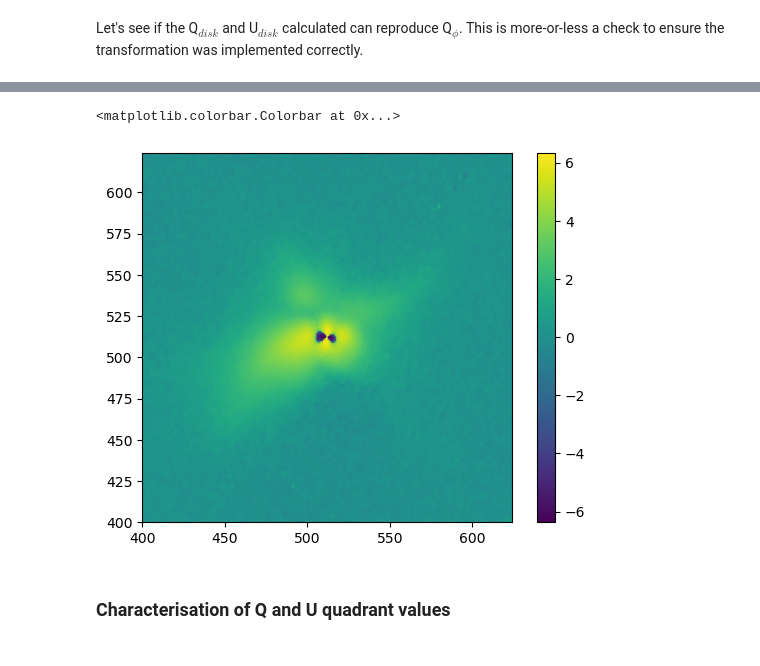
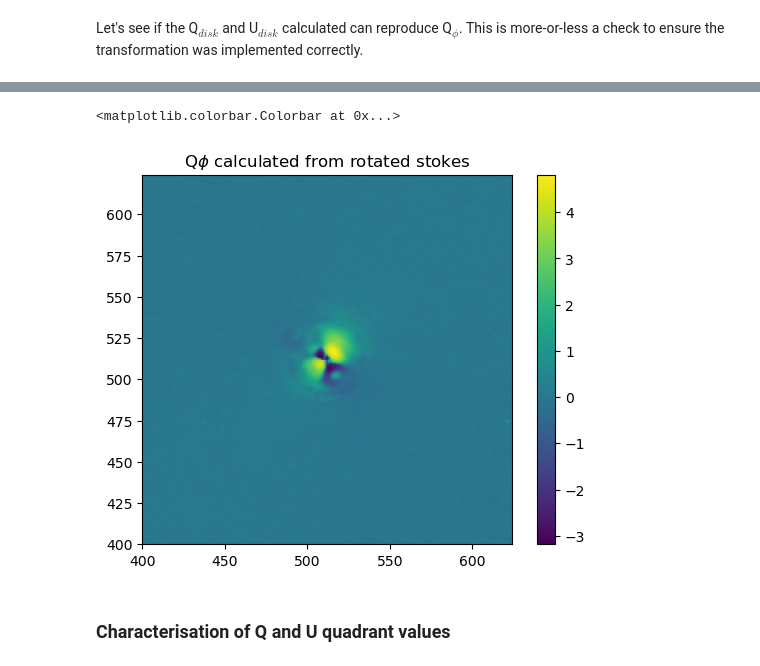
Before and after one commit to aksitadeo/spherediskanalysis, a Jupyter notebook: codes/main/st11.5_Both_HMS_Checks.ipynb, the cells around one changed output, grey strips where cells are left out. Saved outputs shown, nothing was run; the diff lists cells and outputs as text; code cells hidden in the pictures.

```diff
--- a/codes/main/st11.5_Both_HMS_Checks.ipynb
+++ b/codes/main/st11.5_Both_HMS_Checks.ipynb
@@ -186,9 +211,9 @@ def rotatetodisk(dir, angle, stokes = 'Q_phi', band = 'I', lim = 110, verbose =
     return rotated_stokes
 # %%
 # omega is the angle at which the 'front' of the disk (i.e. brightest/closest) is located at the bottom
-omega_i = 345                    # UMon = 131 ; AR Pup = 345 - 20
-omega_v = 345                    # UMon = 128 ; AR Pup = 345
+omega_i = 131                    # UMon = 131 ; AR Pup = 345 - 20
+omega_v = 128                    # UMon = 128 ; AR Pup = 345
 
-q_phi_i = rotatetodisk(dirdat+'ZIMPOL/', omega_i, band='I', stokes='Q_phi',lim=110)
-q_phi_v = rotatetodisk(dirdat+'ZIMPOL/', omega_v, band='V', stokes='Q_phi',lim=110)
+q_phi_i = rotatetodisk(load_Qphi_i, omega_i, band='I', stokes='Q_phi',lim=80)
+q_phi_v = rotatetodisk(load_Qphi_v, omega_v, band='V', stokes='Q_phi',lim=80)
 # %% [output]
@@ -201,5 +228,5 @@ if 'H' in target_bands[current_target]:
 # %%
-def transformtodisk(dir, angle, stokes = 'Q', band = 'I', lim = 110, verbose = True):
+def transformtodisk(file1, file2, angle, stokes = 'Q', band = 'I', lim = 110, verbose = True):
     '''
     Transforms Stokes parameters from sky coordinates to disk coordinates using a geometric rotation.
 
@@ -214,7 +241,8 @@ def transformtodisk(dir, angle, stokes = 'Q', band = 'I', lim = 110, verbose = T
     axes, with the "front" of the disk (brightest/closest part) located at the bottom.
 
     Input parameters:
-    dir (str): The directory path where the FITS images are located.
+    file1 (arr): The Stokes Q FITS images used to rotate.
+    file2 (arr): The Stokes U FITS images used to rotate.
     angle (float): The rotation angle in degrees (omega). The transformation is based on this angle.
     stokes (str): The specific Stokes parameter to compute and return ('Q' or 'U').
     band (str): The photometric band of the observation (e.g., 'I', 'V', 'H').
@@ -227,8 +255,10 @@ def transformtodisk(dir, angle, stokes = 'Q', band = 'I', lim = 110, verbose = T
     '''
 
     # load data
-    Q = LoadImage(dir,f'{star}_{band}_Q_corr_tel+unres.fits')
-    U = LoadImage(dir,f'{star}_{band}_U_corr_tel+unres.fits')
+    # Q = LoadImage(dir,f'{star}_{band}_Q_corr_tel+unres.fits')
+    # U = LoadImage(dir,f'{star}_{band}_U_corr_tel+unres.fits')
+    Q = file1.copy()
+    U = file2.copy()
 
     # rotate image
     omega = np.deg2rad(angle)               # convert omega to radians
@@ -265,8 +295,8 @@ def transformtodisk(dir, angle, stokes = 'Q', band = 'I', lim = 110, verbose = T
 
     return rotated_stokes
 # %%
-q_i = transformtodisk(dirdat+'ZIMPOL/', omega_i, band='I', stokes='Q',lim=110)
-q_v = transformtodisk(dirdat+'ZIMPOL/', omega_v, band='V', stokes='Q',lim=110)
-u_i = transformtodisk(dirdat+'ZIMPOL/', omega_i, band='I', stokes='U',lim=110)
-u_v = transformtodisk(dirdat+'ZIMPOL/', omega_v, band='V', stokes='U',lim=110)
+q_i = transformtodisk(load_Q_i,load_U_i, omega_i, band='I', stokes='Q',lim=80)
+q_v = transformtodisk(load_Q_v,load_U_v, omega_v, band='V', stokes='Q',lim=80)
+u_i = transformtodisk(load_Q_i,load_U_i, omega_i, band='I', stokes='U',lim=80)
+u_v = transformtodisk(load_Q_v,load_U_v, omega_v, band='V', stokes='U',lim=80)
 # %% [output]
@@ -305,13 +343,14 @@ phi_skylight = np.arctan(Yr/Xr)
 # %%
-q_phi = q_i_norot * np.cos(2 * phi_skylight) + u_i_norot * np.sin(2 * phi_skylight)
-q_phi = rotate(q_phi,0)
+q_phi = q_i * np.cos(2 * phi_skylight) + u_i * np.sin(2 * phi_skylight)
+q_phi = rotate(q_phi,-omega_i, reshape=False)
 plt.imshow(np.arcsinh(q_phi))
+plt.title("Q$\phi$ calculated from rotated stokes")
 plt.xlim(500-normlim,524+normlim)
 plt.ylim(500-normlim,524+normlim)
 plt.colorbar()
 # %% [output]
 <matplotlib.colorbar.Colorbar at 0x...>
-[figure, old version]
+[figure, new version]
 # %% [markdown]
 ### Characterisation of Q and U quadrant values
 # %% [markdown]
```
Also changed, not shown: parts of 31 cells of this notebook.
